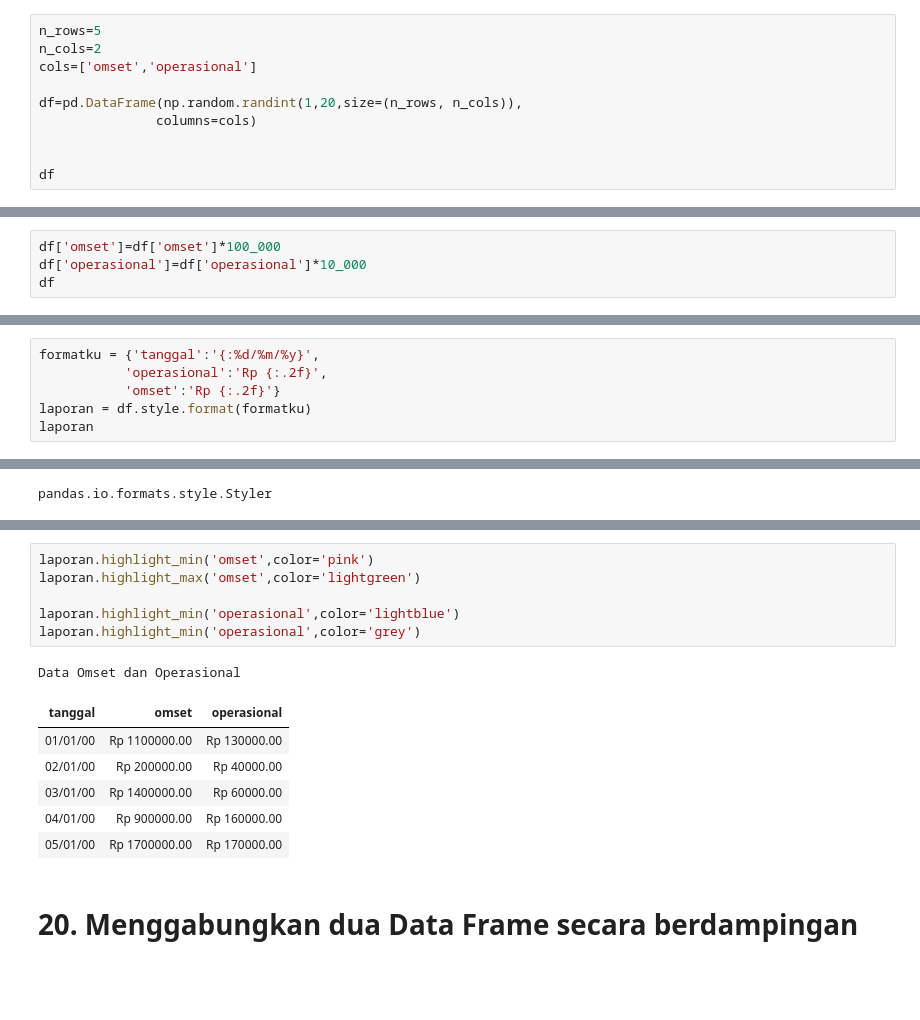
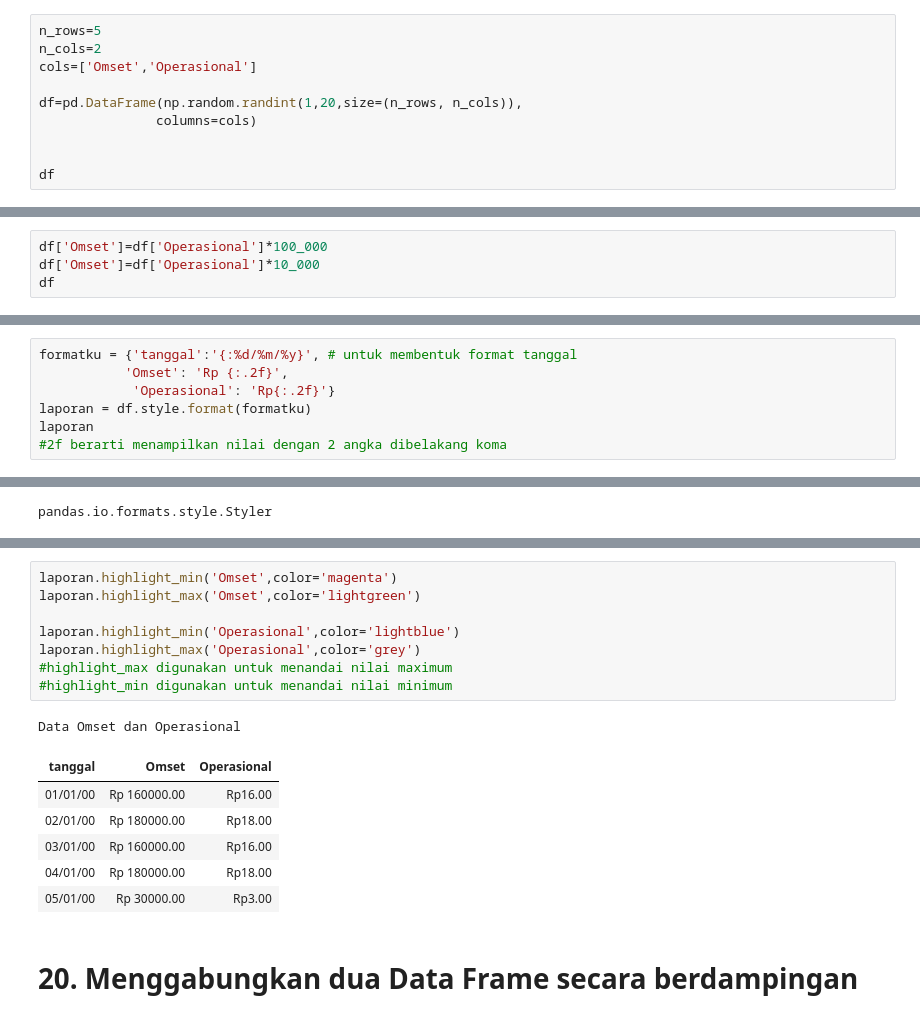
Before and after one commit to MarkvinsonAvatara/Pandas_learn, a Jupyter notebook: PythonPandasLearnWeek5.ipynb, the cells around one changed output, grey strips where cells are left out. Drawn from its saved outputs; the diff is of its cells as text; blank space fills up the shorter version.

```diff
--- a/PythonPandasLearnWeek5.ipynb
+++ b/PythonPandasLearnWeek5.ipynb
@@ -182,7 +181,7 @@ Data Frame Prep
 # %%
 n_rows=5
 n_cols=2
-cols=['omset','operasional']
+cols=['Omset','Operasional']
 
 df=pd.DataFrame(np.random.randint(1,20,size=(n_rows, n_cols)),
                columns=cols)
@@ -199,5 +198,5 @@ df
 # %%
-df['omset']=df['omset']*100_000
-df['operasional']=df['operasional']*10_000
+df['Omset']=df['Operasional']*100_000
+df['Omset']=df['Operasional']*10_000
 df
 # %% [output]
@@ -222,9 +221,10 @@ df
 # %% [markdown]
 # Melakukan Formatting Tampilan Data Frame
 # %%
-formatku = {'tanggal':'{:%d/%m/%y}',
-           'operasional':'Rp {:.2f}',
-           'omset':'Rp {:.2f}'}
+formatku = {'tanggal':'{:%d/%m/%y}', # untuk membentuk format tanggal
+           'Omset': 'Rp {:.2f}',
+            'Operasional': 'Rp{:.2f}'}
 laporan = df.style.format(formatku)
 laporan
+#2f berarti menampilkan nilai dengan 2 angka dibelakang koma
 # %% [output]
@@ -260,17 +260,19 @@ Data Omset dan Operasional
 # %%
-laporan.highlight_min('omset',color='pink')
-laporan.highlight_max('omset',color='lightgreen')
+laporan.highlight_min('Omset',color='magenta')
+laporan.highlight_max('Omset',color='lightgreen')
 
-laporan.highlight_min('operasional',color='lightblue')
-laporan.highlight_min('operasional',color='grey')
+laporan.highlight_min('Operasional',color='lightblue')
+laporan.highlight_max('Operasional',color='grey')
+#highlight_max digunakan untuk menandai nilai maximum
+#highlight_min digunakan untuk menandai nilai minimum
 # %% [output]
 Data Omset dan Operasional
-| tanggal | omset | operasional |
-| 01/01/00 | Rp 1100000.00 | Rp 130000.00 |
-| 02/01/00 | Rp 200000.00 | Rp 40000.00 |
-| 03/01/00 | Rp 1400000.00 | Rp 60000.00 |
-| 04/01/00 | Rp 900000.00 | Rp 160000.00 |
-| 05/01/00 | Rp 1700000.00 | Rp 170000.00 |
+| tanggal | Omset | Operasional |
+| 01/01/00 | Rp 160000.00 | Rp16.00 |
+| 02/01/00 | Rp 180000.00 | Rp18.00 |
+| 03/01/00 | Rp 160000.00 | Rp16.00 |
+| 04/01/00 | Rp 180000.00 | Rp18.00 |
+| 05/01/00 | Rp 30000.00 | Rp3.00 |
 # %% [markdown]
 # 20. Menggabungkan dua Data Frame secara berdampingan
 # %%
```
Also changed, not shown: parts of 17 cells of this notebook.
